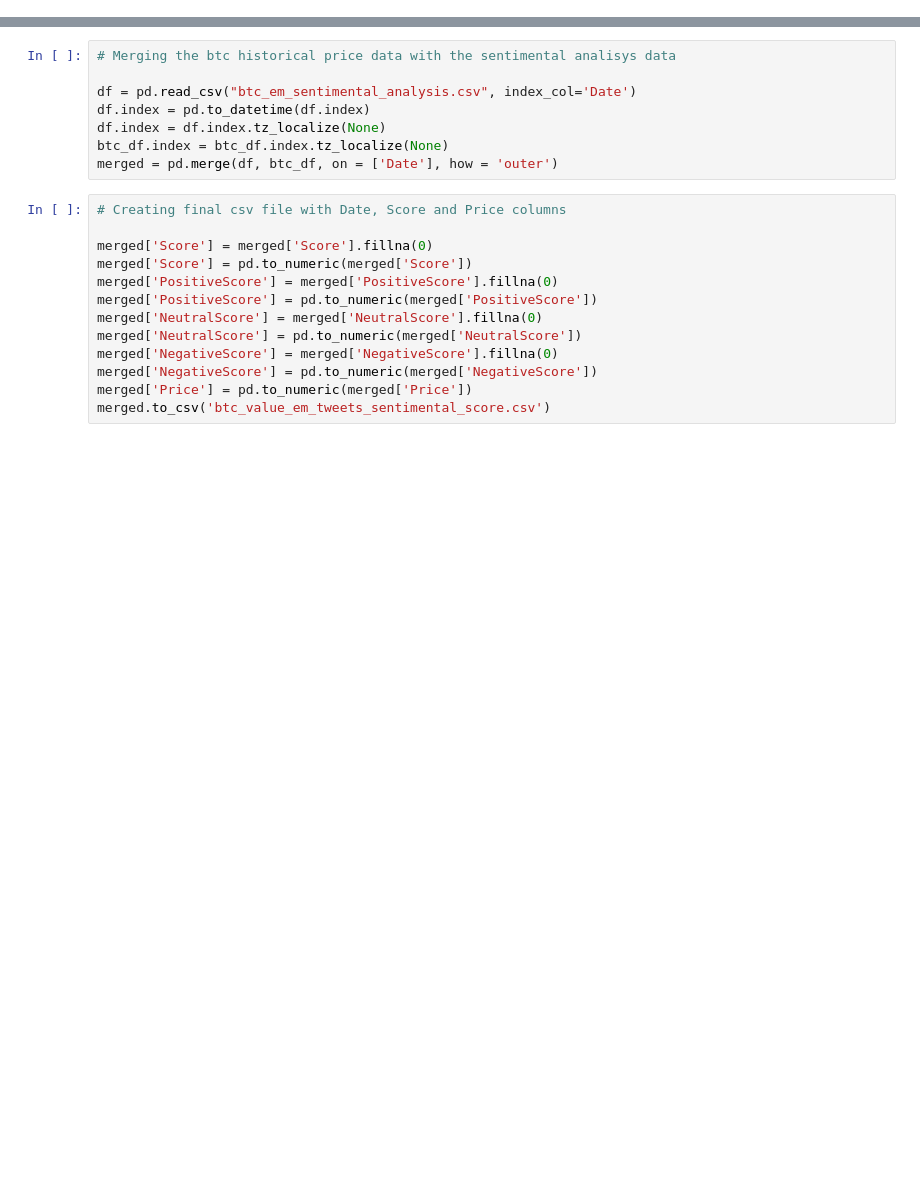
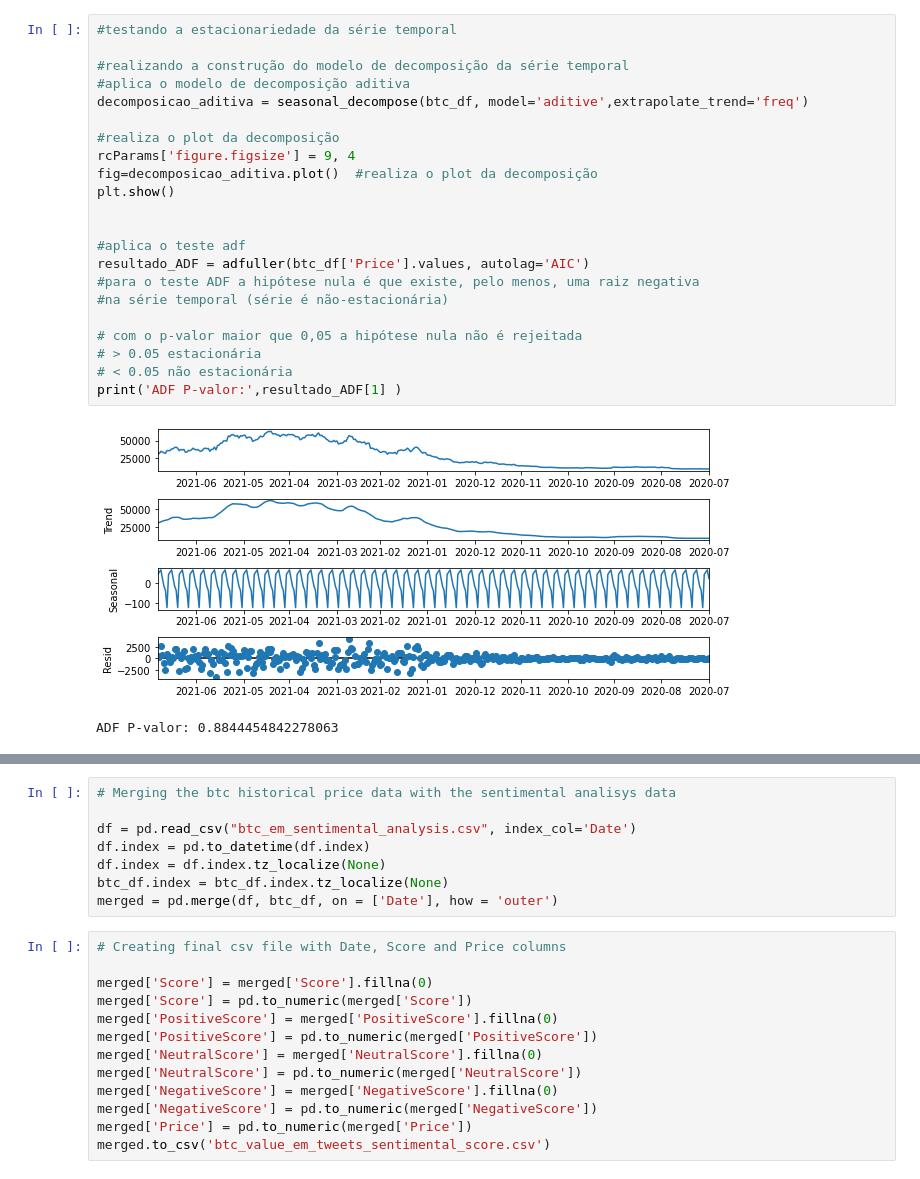
Before and after one commit to prbpedro/tcc_puc, a Jupyter notebook: src/2_pre_processing_btc_historical_data.ipynb, the cells around one changed output, grey strips where cells are left out. Saved outputs shown, nothing was run; the diff lists cells and outputs as text; blank space fills up the shorter version.

```diff
--- a/src/2_pre_processing_btc_historical_data.ipynb
+++ b/src/2_pre_processing_btc_historical_data.ipynb
@@ -20,0 +56,25 @@ btc_df['Price'] = btc_df['Price'].str.replace(',', '')
+# %%
+#testando a estacionariedade da série temporal
+
+#realizando a construção do modelo de decomposição da série temporal
+#aplica o modelo de decomposição aditiva
+decomposicao_aditiva = seasonal_decompose(btc_df, model='aditive',extrapolate_trend='freq')
+
+#realiza o plot da decomposição
+rcParams['figure.figsize'] = 9, 4
+fig=decomposicao_aditiva.plot()  #realiza o plot da decomposição
+plt.show()
+
+
+#aplica o teste adf
+resultado_ADF = adfuller(btc_df['Price'].values, autolag='AIC')
+#para o teste ADF a hipótese nula é que existe, pelo menos, uma raiz negativa
+#na série temporal (série é não-estacionária)
+
+# com o p-valor maior que 0,05 a hipótese nula não é rejeitada
+# > 0.05 estacionária
+# < 0.05 não estacionária
+print('ADF P-valor:',resultado_ADF[1] )
+# %% [output]
+[figure, added]
+ADF P-valor: 0.8844454842278063
```
Also changed, not shown: parts of 7 cells of this notebook, 1 other file.
